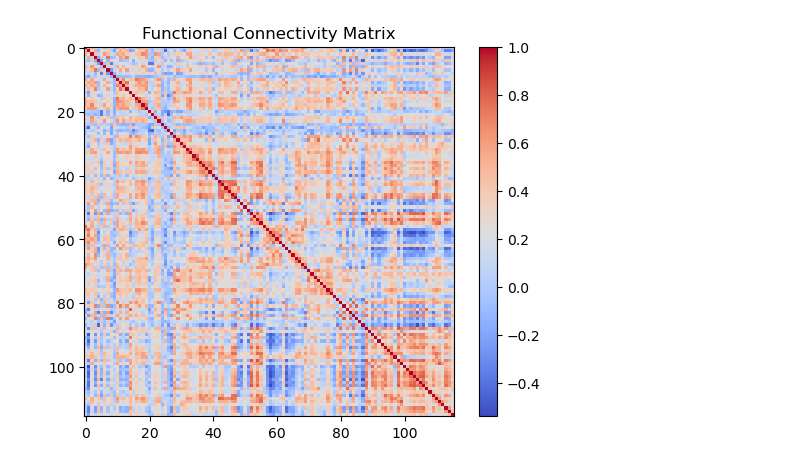
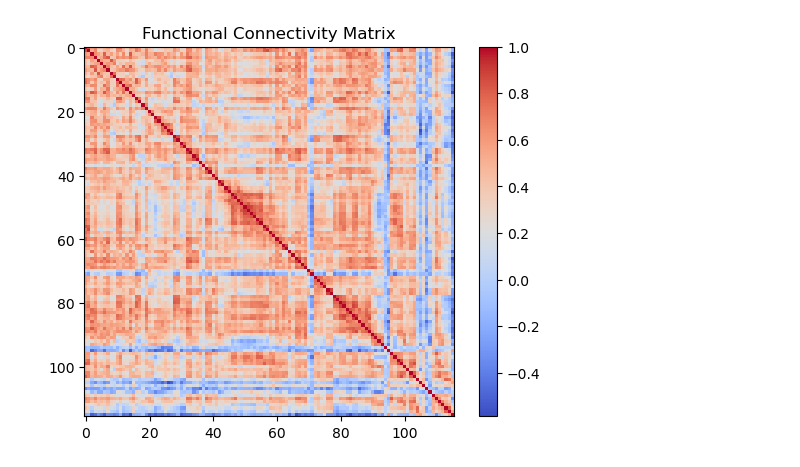
Before and after one commit to shameilu/BIPN-162-Final-Project, a Jupyter notebook: feature_extraction.ipynb, the cells around one changed output. Drawn from its saved outputs; the diff is of its cells as text; code cells hidden in the pictures.

Commit message:
add gitignore and update feature extraction files; raw data and preprocessed data folders not tracked

```diff
--- a/feature_extraction.ipynb
+++ b/feature_extraction.ipynb
@@ -10,5 +12,5 @@ from nilearn.connectome import ConnectivityMeasure
 # %%
-data_dir = Path("data")
+pre_dir = Path("preprocessed")
 atlas = "atlas/aal.nii"
 
 masker = NiftiLabelsMasker(
@@ -16,7 +18,10 @@ masker = NiftiLabelsMasker(
     standardize="zscore_sample"
 )
 
-connectome = ConnectivityMeasure(kind="correlation")
+connectome = ConnectivityMeasure(
+    kind="correlation",
+    standardize="zscore_sample"
+)
 # %%
 fc_matrices = []
 fc_vectors = []
@@ -52,12 +104,13 @@ y shape: (3,)
 # %%
 np.save("X_matrix.npy", X_matrix)
 np.save("X_vec.npy", X_vec)
 np.save("y.npy", y)
 np.save("subject_ids.npy", np.array(subject_ids))
+np.save("skipped_ids.npy", np.array(skipped_ids))
+
+plt.imshow(X_matrix[0], cmap="coolwarm")
+plt.colorbar()
+plt.title("Functional Connectivity Matrix")
+plt.show()
+# %% [output]
+[figure, added]
-# %%
-plt.imshow(fc_matrix, cmap="coolwarm")
-plt.colorbar()
-plt.title("Functional Connectivity Matrix")
-plt.show()
-# %% [output]
-[figure, removed]
```
Also changed, not shown: parts of 4 cells of this notebook, 7 other files.
